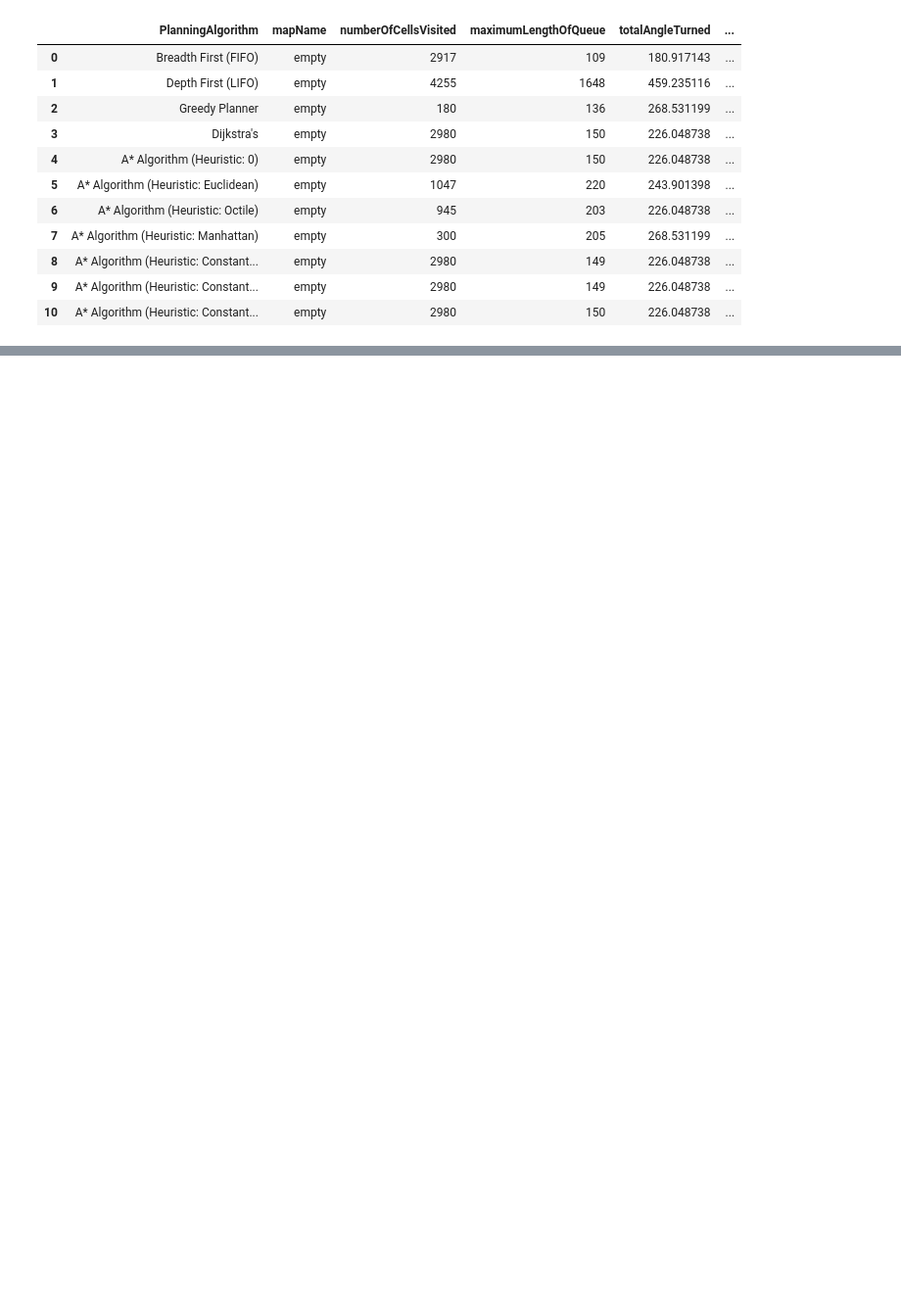
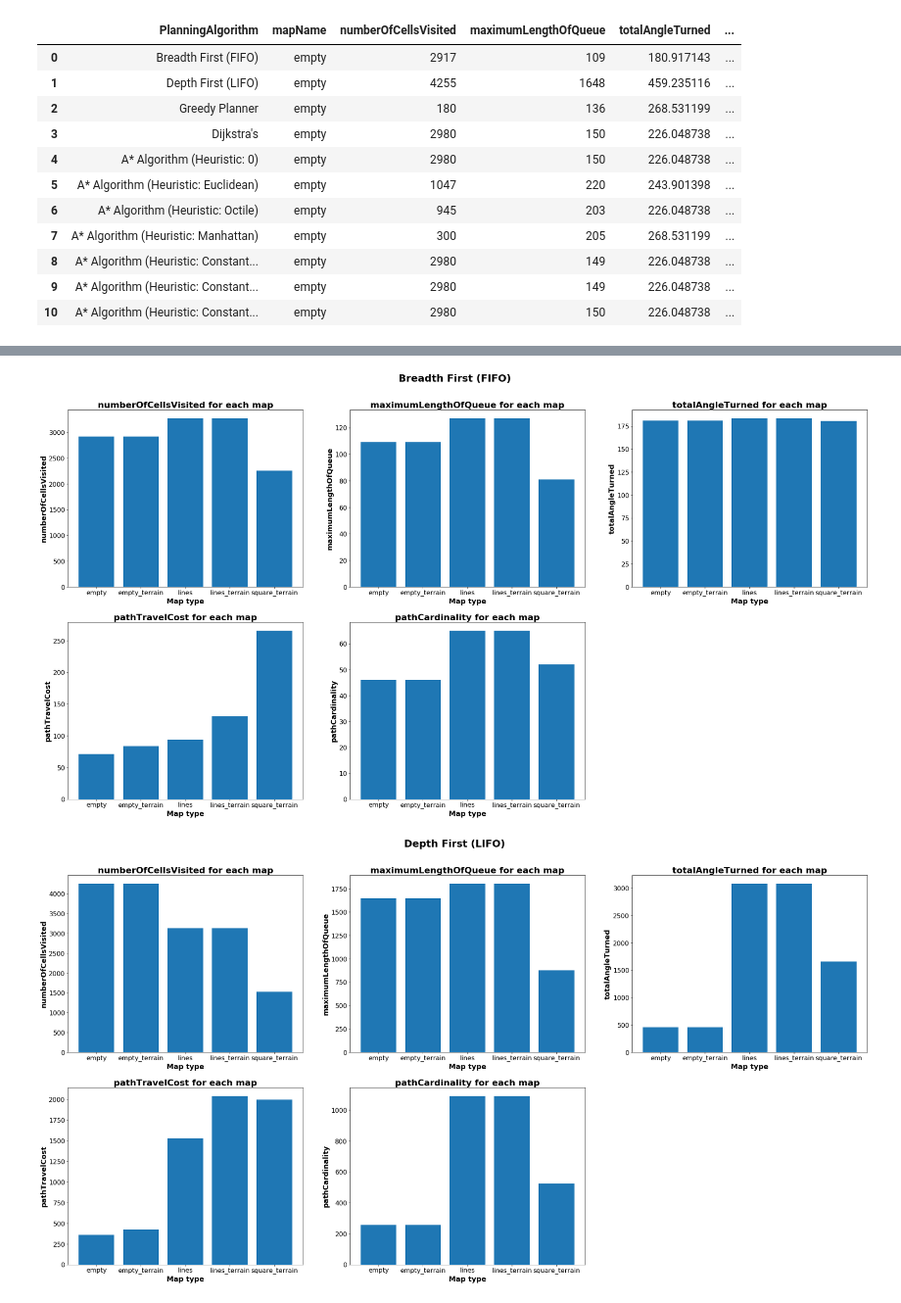
Before and after one commit to tharmee99/COMP0037_CW1_Path-Planning-in-a-known-world, a Jupyter notebook: comp0037_cw1/exports/visualise_performance_metrics.ipynb, the cells around one changed output, grey strips where cells are left out. Shown at 98% size. Saved outputs shown, nothing was run; the diff lists cells and outputs as text; code cells hidden in the pictures; blank space fills up the shorter version.

```diff
--- a/comp0037_cw1/exports/visualise_performance_metrics.ipynb
+++ b/comp0037_cw1/exports/visualise_performance_metrics.ipynb
@@ -110,0 +95,24 @@ plot_grouped_bar_graph(metrics, 'pathCardinality')
+# %%
+for algorithm in metrics['PlanningAlgorithm'].unique():
+    data=metrics[metrics['PlanningAlgorithm']==algorithm]
+    fig, ax = plt.subplots(2,3,figsize=(36,18))
+    for i in range(len(data.columns[2:])):
+        if i<=2:
+            row=0
+            col=i
+        else:
+            row=1
+            col=i-3
+        ax[row][col].bar(data['mapName'],data[data.columns[i+2]])
+        ax[row][col].set_title(data.columns[i+2]+' for each map',fontsize=22,fontweight='bold')
+        ax[row][col].set_xlabel('Map type',fontsize=18,fontweight='bold')
+        ax[row][col].set_ylabel(data.columns[i+2],fontsize=18,fontweight='bold')
+        ax[row][col].tick_params(labelsize=16)
+    ax[-1][-1].axis('off')
+    plt.suptitle(algorithm,fontsize=25,fontweight='bold',y=0.95)
+    alg_name = ''.join(c for c in '_'.join(algorithm.split()) if c.isalnum() or c=='_')
+    plt.savefig('metrics_plot_'+alg_name+'.png')
+    plt.show()
+# %% [output]
+[figure, added]
+[figure, added]
```
Also changed, not shown: parts of 8 cells of this notebook.
